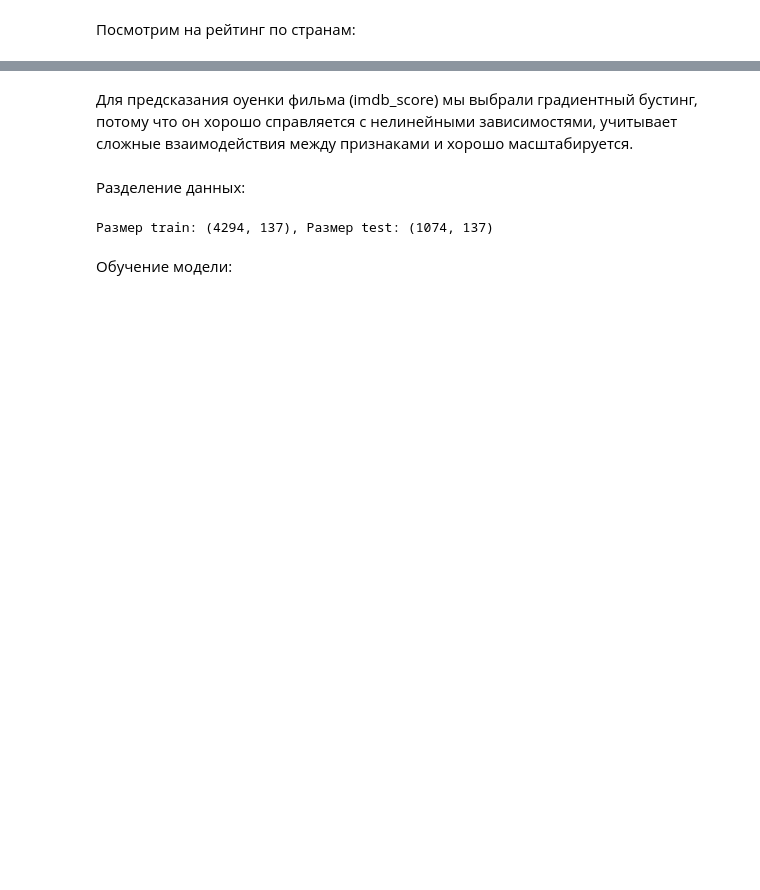
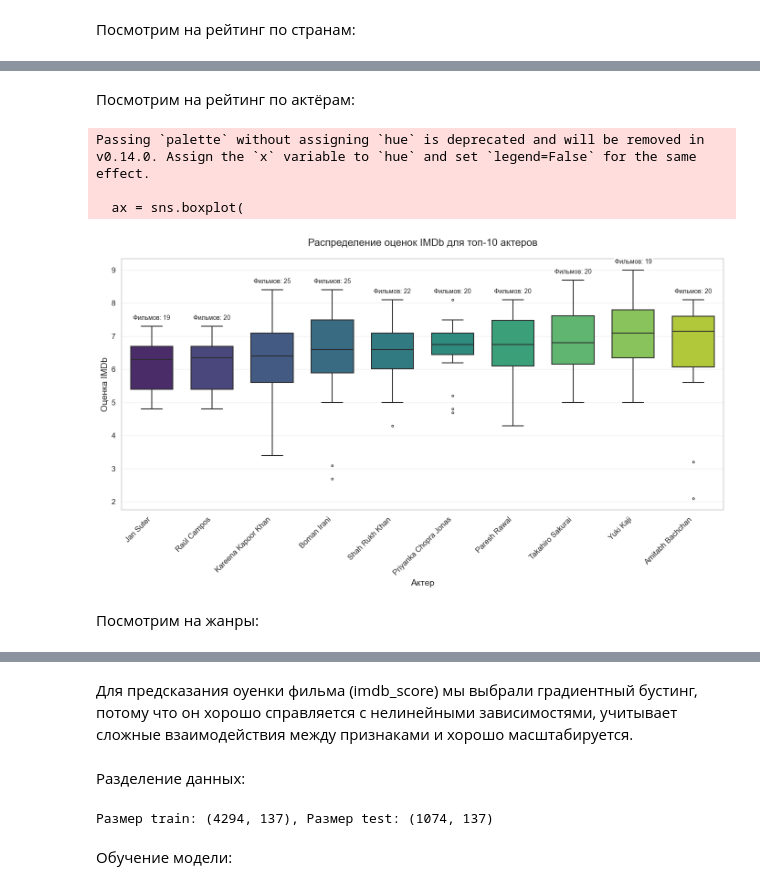
Before and after one commit to KiraMartuyshova/statprac25_Martyushova, a Jupyter notebook: Proekt.ipynb, the cells around one changed output, grey strips where cells are left out. Saved outputs shown, nothing was run; the diff lists cells and outputs as text; code cells hidden in the pictures; blank space fills up the shorter version.

```diff
--- a/Proekt.ipynb
+++ b/Proekt.ipynb
@@ -318,0 +302,65 @@ plt.show()
+# %% [markdown]
+Посмотрим на рейтинг по актёрам:
+# %%
+import pandas as pd
+import matplotlib.pyplot as plt
+import seaborn as sns
+
+actor_scores = pd.merge(
+    credits_df[['id', 'name']],
+    titles_df[['id', 'imdb_score']],
+    on='id',
+    how='left'
+).dropna()
+
+TOP_N = 10
+top_actors = actor_scores['name'].value_counts().head(TOP_N).index
+filtered_actors = actor_scores[actor_scores['name'].isin(top_actors)]
+
+actor_order = filtered_actors.groupby('name')['imdb_score'].median().sort_values().index
+
+plt.figure(figsize=(14, 8))
+sns.set_style("whitegrid")
+palette = sns.color_palette("husl", TOP_N)
+
+ax = sns.boxplot(
+    x='name',
+    y='imdb_score',
+    data=filtered_actors,
+    order=actor_order,
+    palette="viridis",
+    width=0.7,
+    linewidth=1.5,
+    fliersize=3,
+    showmeans=False
+)
+
+counts = filtered_actors['name'].value_counts().loc[actor_order]
+for i, actor in enumerate(actor_order):
+    count = counts[actor]
+    ax.text(
+        i,
+        filtered_actors[filtered_actors['name'] == actor]['imdb_score'].max() + 0.15,
+        f'Фильмов: {count}',
+        ha='center',
+        va='bottom',
+        fontsize=10,
+        bbox=dict(facecolor='white', alpha=0.8, edgecolor='none', pad=2)
+    )
+
+plt.title(f'Распределение оценок IMDb для топ-{TOP_N} актеров', fontsize=16, pad=20)
+plt.xlabel('Актер', fontsize=14)
+plt.ylabel('Оценка IMDb', fontsize=14)
+plt.xticks(rotation=45, ha='right', fontsize=12)
+plt.yticks(fontsize=12)
+plt.grid(axis='y', alpha=0.3)
+
+plt.tight_layout()
+plt.show()
+# %% [output]
+Passing `palette` without assigning `hue` is deprecated and will be removed in v0.14.0. Assign the `x` variable to `hue` and set `legend=False` for the same effect.
+
+  ax = sns.boxplot(
+[figure, added]
+# %% [markdown]
+Посмотрим на жанры:
```
Also changed, not shown: parts of 16 cells of this notebook.
